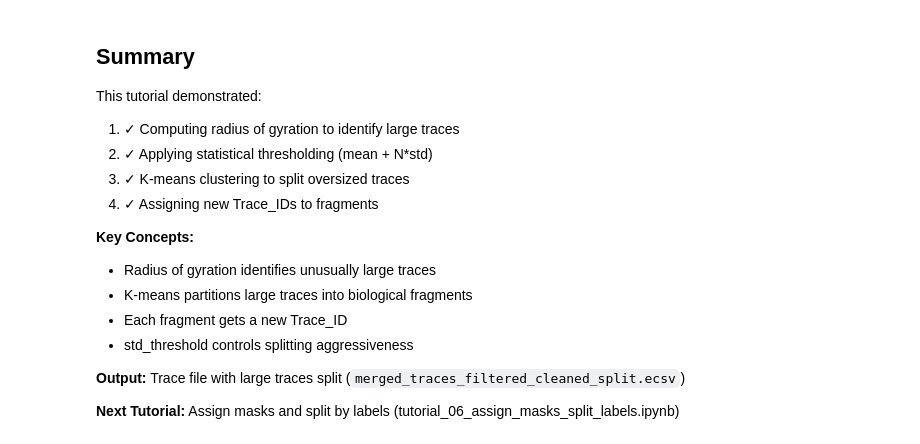
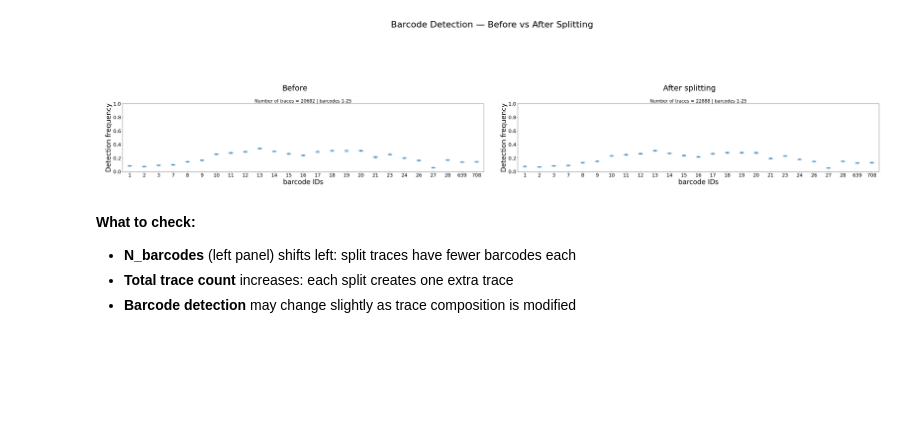
Before and after one commit to pyHi-M/traceratops, a Jupyter notebook: docs/source/tutorials/tutorial_05_split_traces.ipynb, the cells around one changed output. Cells and saved outputs as stored; diff of their text form; code cells hidden in the pictures; blank space fills up the shorter version.

Commit message:
Refactor tutorial_05

```diff
--- a/docs/source/tutorials/tutorial_05_split_traces.ipynb
+++ b/docs/source/tutorials/tutorial_05_split_traces.ipynb
@@ -87,0 +127,14 @@ If mean_Rg = 0.257, std_Rg = 0.089, std_threshold = 1.0:
+# %%
+# Compare: Trace Statistics before vs after
+after_stats = f"{dest_path}/merged_traces_cleaned_intensity_split_trace_statistics.png"
+
+fig, axes = plt.subplots(1, 2, figsize=(20, 6))
+for ax, f, title in zip(axes, [before_stats, after_stats],
+                         ["Before (oversized traces present)",
+                          "After (large traces split into 2)"]):
+    ax.imshow(mpimg.imread(f))
+    ax.set_title(title, fontsize=14)
+    ax.axis('off')
+fig.suptitle("Trace Statistics — Before vs After Splitting", fontsize=16)
+plt.tight_layout()
+plt.show()
@@ -88,25 +143,20 @@ If mean_Rg = 0.257, std_Rg = 0.089, std_threshold = 1.0:
 # %%
-# Try different thresholds (uncomment to run)
-# !cd {split_path} && trace_splitter --input merged_traces_filtered_cleaned.ecsv --std_threshold 0.5 --num_clusters 2
-# !cd {split_path} && trace_splitter --input merged_traces_filtered_cleaned.ecsv --std_threshold 2.0 --num_clusters 2
+# Compare: Barcode Detection before vs after
+after_detect = f"{dest_path}/merged_traces_cleaned_intensity_split_barcode_detection.png"
 
-print("Edit lines above to test different parameters")
+fig, axes = plt.subplots(1, 2, figsize=(20, 6))
+for ax, f, title in zip(axes, [before_detect, after_detect],
+                         ["Before", "After splitting"]):
+    ax.imshow(mpimg.imread(f))
+    ax.set_title(title, fontsize=14)
+    ax.axis('off')
+fig.suptitle("Barcode Detection — Before vs After Splitting", fontsize=16)
+plt.tight_layout()
+plt.show()
+# %% [output]
+[figure, added]
 # %% [markdown]
-## Summary
-
-This tutorial demonstrated:
-
-1. ✓ Computing radius of gyration to identify large traces
-2. ✓ Applying statistical thresholding (mean + N*std)
-3. ✓ K-means clustering to split oversized traces
-4. ✓ Assigning new Trace_IDs to fragments
-
-**Key Concepts:**
-- Radius of gyration identifies unusually large traces
-- K-means partitions large traces into biological fragments
-- Each fragment gets a new Trace_ID
-- std_threshold controls splitting aggressiveness
-
-**Output:** Trace file with large traces split (`merged_traces_filtered_cleaned_split.ecsv`)
-
-**Next Tutorial:** Assign masks and split by labels (tutorial_06_assign_masks_split_labels.ipynb)
+**What to check:**
+- **N_barcodes** (left panel) shifts left: split traces have fewer barcodes each
+- **Total trace count** increases: each split creates one extra trace
+- **Barcode detection** may change slightly as trace composition is modified
```
Also changed, not shown: parts of 19 cells of this notebook, 1 other file.
